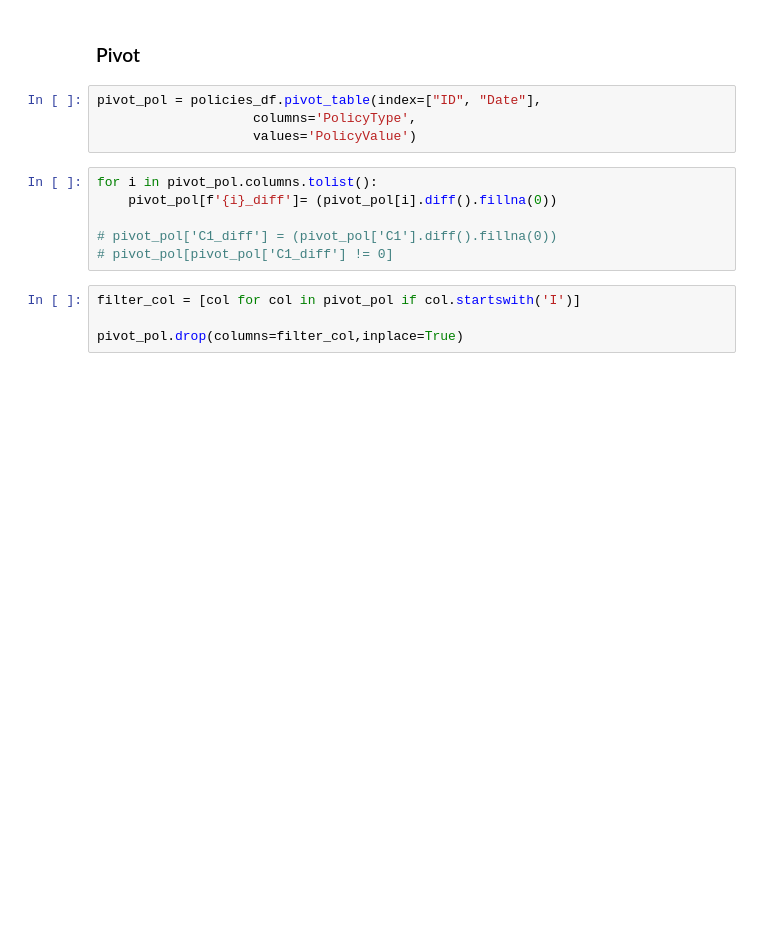
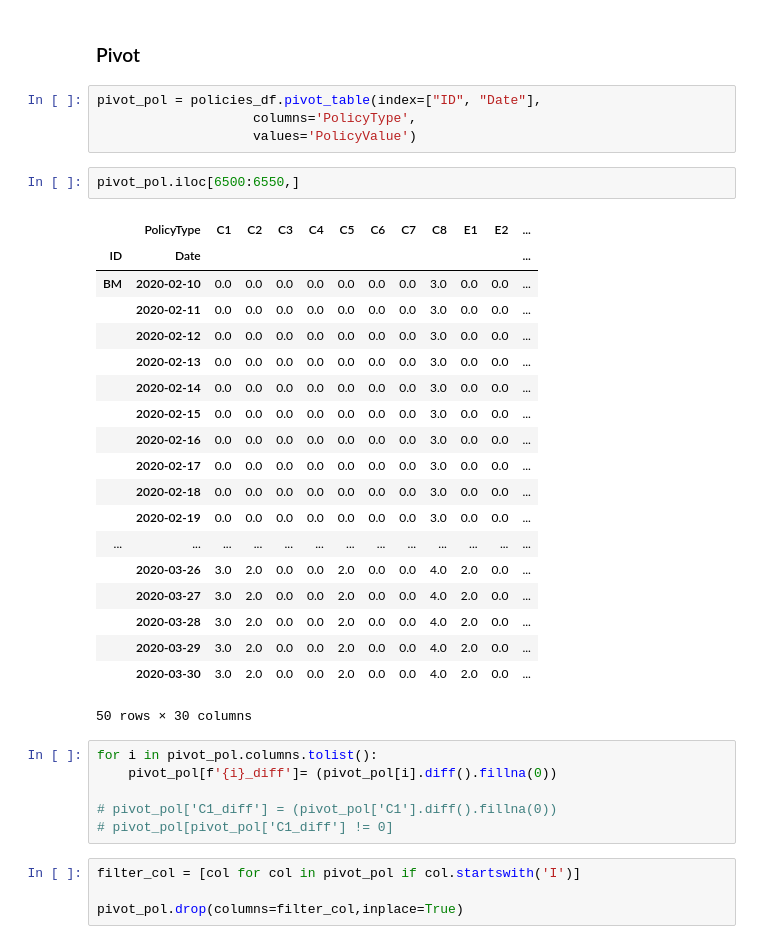
Before and after one commit to TristanBOOK/coronanet, a Jupyter notebook: Notebooks/LMA_notebooks/Laurent_weekend_exploration.ipynb, the cells around one changed output. Saved outputs shown, nothing was run; the diff lists cells and outputs as text; blank space fills up the shorter version.

```diff
--- a/Notebooks/LMA_notebooks/Laurent_weekend_exploration.ipynb
+++ b/Notebooks/LMA_notebooks/Laurent_weekend_exploration.ipynb
@@ -115,6 +126,28 @@ dtype: object
 pivot_pol = policies_df.pivot_table(index=["ID", "Date"],
                     columns='PolicyType',
                     values='PolicyValue')
+# %%
+pivot_pol.iloc[6500:6550,]
+# %% [output]
+|  | PolicyType | C1 | C2 | C3 | C4 | C5 | C6 | C7 | C8 | E1 | E2 | ... |
+| ID | Date |  |  |  |  |  |  |  |  |  |  | ... |
+| BM | 2020-02-10 | 0.0 | 0.0 | 0.0 | 0.0 | 0.0 | 0.0 | 0.0 | 3.0 | 0.0 | 0.0 | ... |
+|  | 2020-02-11 | 0.0 | 0.0 | 0.0 | 0.0 | 0.0 | 0.0 | 0.0 | 3.0 | 0.0 | 0.0 | ... |
+|  | 2020-02-12 | 0.0 | 0.0 | 0.0 | 0.0 | 0.0 | 0.0 | 0.0 | 3.0 | 0.0 | 0.0 | ... |
+|  | 2020-02-13 | 0.0 | 0.0 | 0.0 | 0.0 | 0.0 | 0.0 | 0.0 | 3.0 | 0.0 | 0.0 | ... |
+|  | 2020-02-14 | 0.0 | 0.0 | 0.0 | 0.0 | 0.0 | 0.0 | 0.0 | 3.0 | 0.0 | 0.0 | ... |
+|  | 2020-02-15 | 0.0 | 0.0 | 0.0 | 0.0 | 0.0 | 0.0 | 0.0 | 3.0 | 0.0 | 0.0 | ... |
+|  | 2020-02-16 | 0.0 | 0.0 | 0.0 | 0.0 | 0.0 | 0.0 | 0.0 | 3.0 | 0.0 | 0.0 | ... |
+|  | 2020-02-17 | 0.0 | 0.0 | 0.0 | 0.0 | 0.0 | 0.0 | 0.0 | 3.0 | 0.0 | 0.0 | ... |
+|  | 2020-02-18 | 0.0 | 0.0 | 0.0 | 0.0 | 0.0 | 0.0 | 0.0 | 3.0 | 0.0 | 0.0 | ... |
+|  | 2020-02-19 | 0.0 | 0.0 | 0.0 | 0.0 | 0.0 | 0.0 | 0.0 | 3.0 | 0.0 | 0.0 | ... |
+| ... | ... | ... | ... | ... | ... | ... | ... | ... | ... | ... | ... | ... |
+|  | 2020-03-26 | 3.0 | 2.0 | 0.0 | 0.0 | 2.0 | 0.0 | 0.0 | 4.0 | 2.0 | 0.0 | ... |
+|  | 2020-03-27 | 3.0 | 2.0 | 0.0 | 0.0 | 2.0 | 0.0 | 0.0 | 4.0 | 2.0 | 0.0 | ... |
+|  | 2020-03-28 | 3.0 | 2.0 | 0.0 | 0.0 | 2.0 | 0.0 | 0.0 | 4.0 | 2.0 | 0.0 | ... |
+|  | 2020-03-29 | 3.0 | 2.0 | 0.0 | 0.0 | 2.0 | 0.0 | 0.0 | 4.0 | 2.0 | 0.0 | ... |
+|  | 2020-03-30 | 3.0 | 2.0 | 0.0 | 0.0 | 2.0 | 0.0 | 0.0 | 4.0 | 2.0 | 0.0 | ... |
+50 rows × 30 columns
 # %%
 for i in pivot_pol.columns.tolist():
     pivot_pol[f'{i}_diff']= (pivot_pol[i].diff().fillna(0))
```
Also changed, not shown: parts of 3 cells of this notebook, 6 other files.
